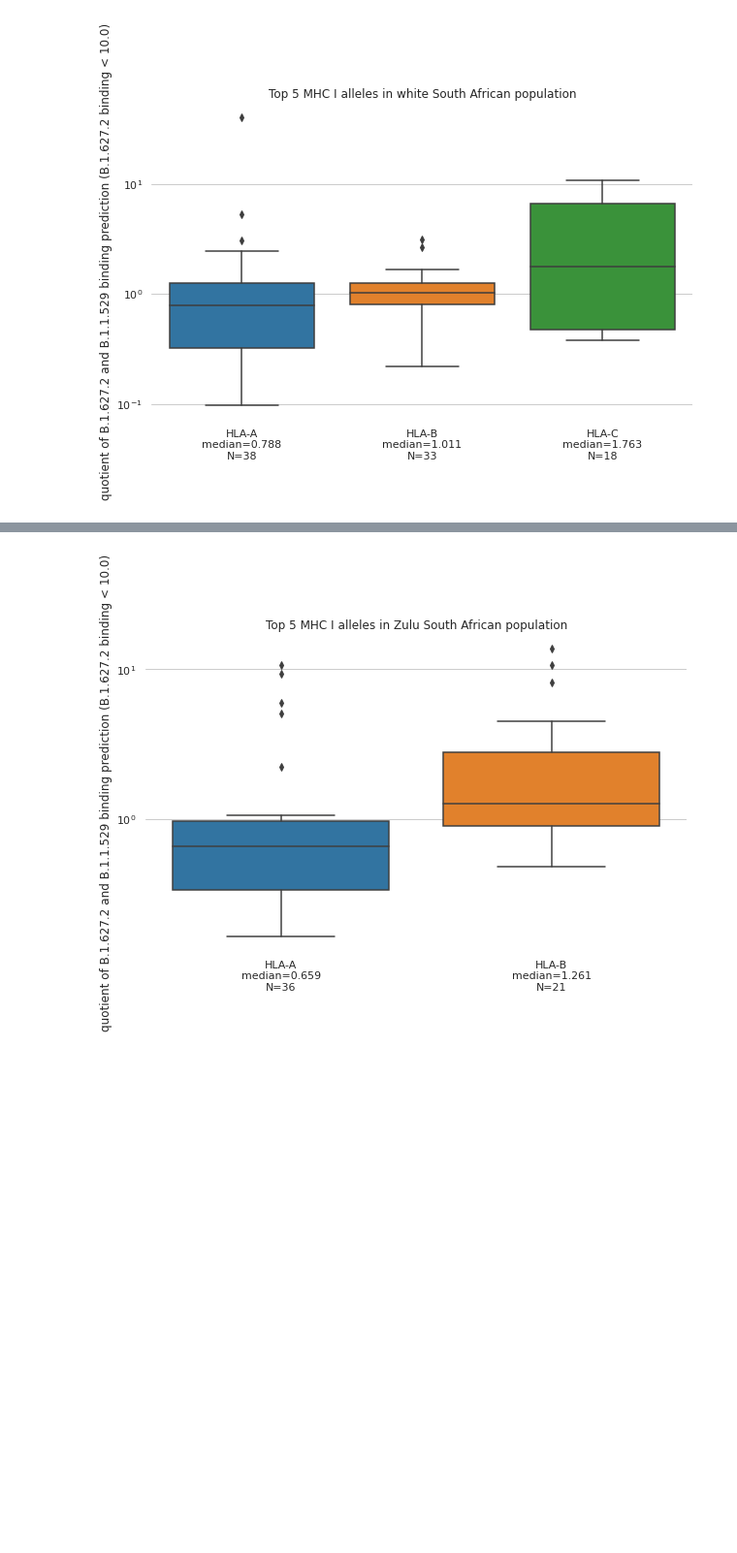
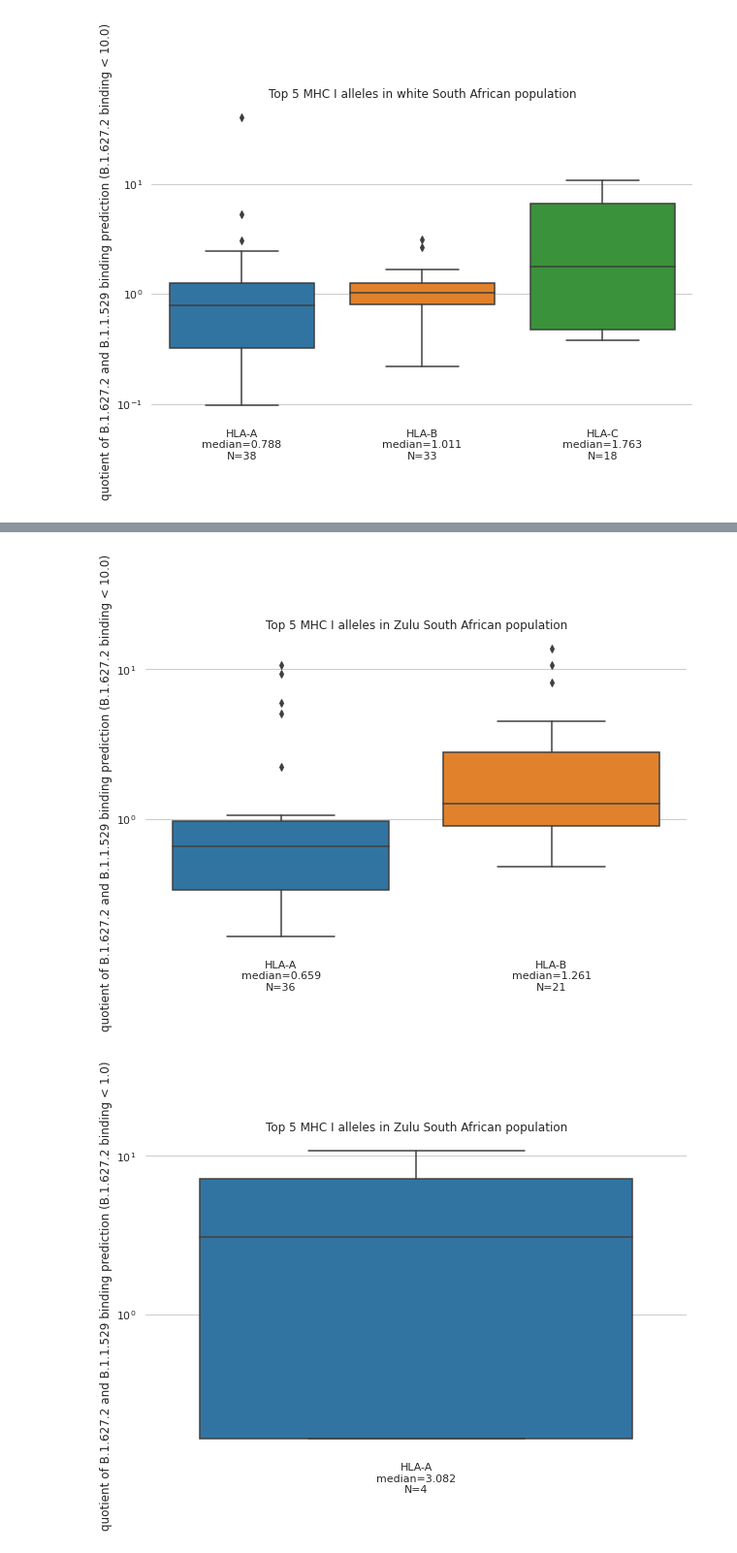
Before and after one commit to TRON-Bioinformatics/omicron-analysis, a Jupyter notebook: omicron_analysis.ipynb, the cells around one changed output, grey strips where cells are left out. Shown at 97% size. Cells and saved outputs as stored; diff of their text form; code cells hidden in the pictures; blank space fills up the shorter version.

```diff
--- a/omicron_analysis.ipynb
+++ b/omicron_analysis.ipynb
@@ -974,29 +1002,46 @@ plot_quotient_boxplot(
 # %%
 title="Top 5 MHC I alleles in Zulu South African population"
 
 plot_quotient_boxplot(
     data=omicron_mhc_binding_southafrica_zulu[omicron_mhc_binding_southafrica_zulu.mhc_binding < 10],
     figname="figure_03_boxplot_omicron_southafrica_zulu_quotient_wt_binding_lt_10.png",
     ylabel="quotient of WT and B.1.1.529 binding prediction (WT binding < 10.0)",
     title=title
 )
 plot_quotient_boxplot(
     data=delta_and_omicron_mhc_binding_south_africa_zulu[
         (delta_and_omicron_mhc_binding_south_africa_zulu.mhc_binding < 10) &
         (delta_and_omicron_mhc_binding_south_africa_zulu.epitope != delta_and_omicron_mhc_binding_south_africa_zulu.homologous_epitope)],
     figname="figure_03_boxplot_delta_vs_omicron_zulu_southafrica_quotient_binding_lt_10.png",
     ylabel="quotient of B.1.627.2 and B.1.1.529 binding prediction (B.1.627.2 binding < 10.0)",
     title=title
 )
 plot_quotient_boxplot(
     data=delta_and_omicron_mhc_binding_south_africa_zulu[
         (delta_and_omicron_mhc_binding_south_africa_zulu.mhc_binding < 10) &
         (delta_and_omicron_mhc_binding_south_africa_zulu.epitope != delta_and_omicron_mhc_binding_south_africa_zulu.homologous_epitope)],
     figname="figure_03_boxplot_delta_vs_omicron_zulu_southafrica_quotient_binding_lt_10.png",
     ylabel="quotient of B.1.627.2 and B.1.1.529 binding prediction (B.1.627.2 binding < 10.0)",
     title=title
 )
+plot_quotient_boxplot(
+    data=delta_and_omicron_mhc_binding_south_africa_zulu[
+        (delta_and_omicron_mhc_binding_south_africa_zulu.mhc_binding < 1) &
+        (delta_and_omicron_mhc_binding_south_africa_zulu.epitope != delta_and_omicron_mhc_binding_south_africa_zulu.homologous_epitope)],
+    figname="figure_03_boxplot_delta_vs_omicron_zulu_southafrica_quotient_binding_lt_1.png",
+    ylabel="quotient of B.1.627.2 and B.1.1.529 binding prediction (B.1.627.2 binding < 1.0)",
+    title=title
+)
+plot_quotient_boxplot(
+    data=delta_and_omicron_mhc_binding_south_africa_zulu[
+        (delta_and_omicron_mhc_binding_south_africa_zulu.mhc_binding < 1) &
+        (delta_and_omicron_mhc_binding_south_africa_zulu.epitope != delta_and_omicron_mhc_binding_south_africa_zulu.homologous_epitope)],
+    figname="figure_03_boxplot_delta_vs_omicron_zulu_southafrica_quotient_binding_lt_1.png",
+    ylabel="quotient of B.1.627.2 and B.1.1.529 binding prediction (B.1.627.2 binding < 1.0)",
+    title=title
+)
 # %% [output]
 [figure]
 [figure]
 [figure]
+[figure, added]
```
Also changed, not shown: parts of 3 cells of this notebook, 7 other files.
